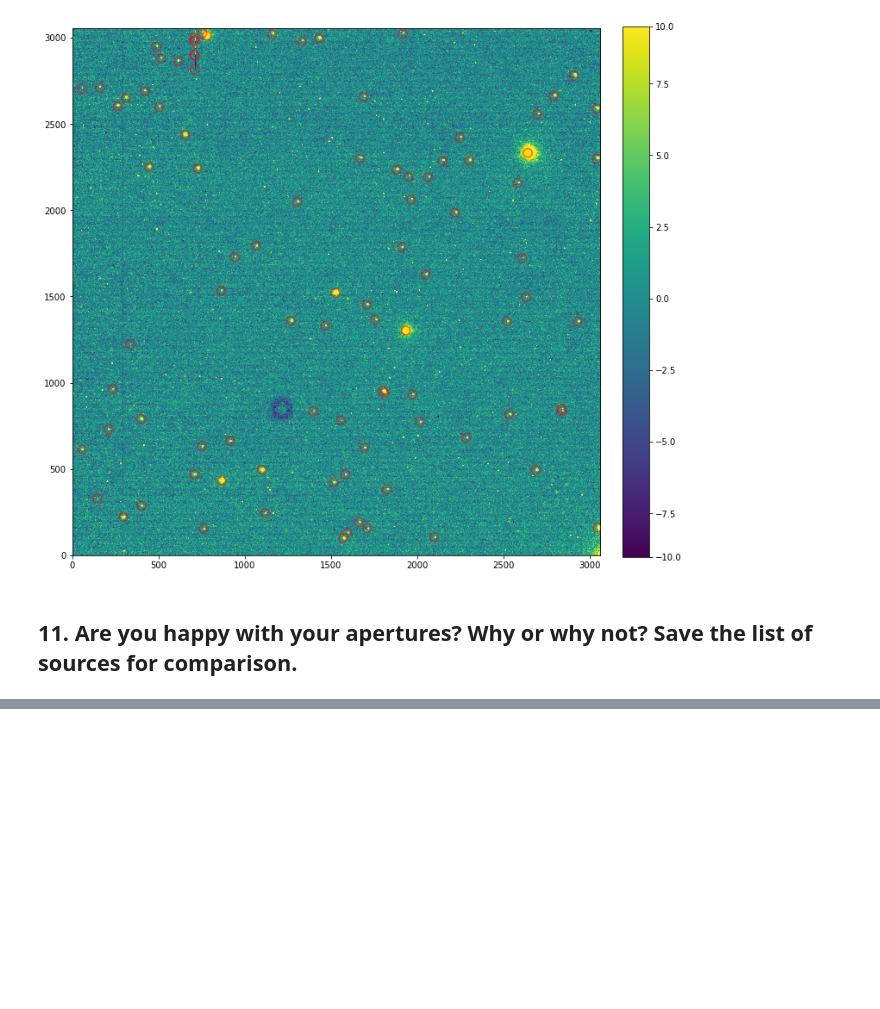
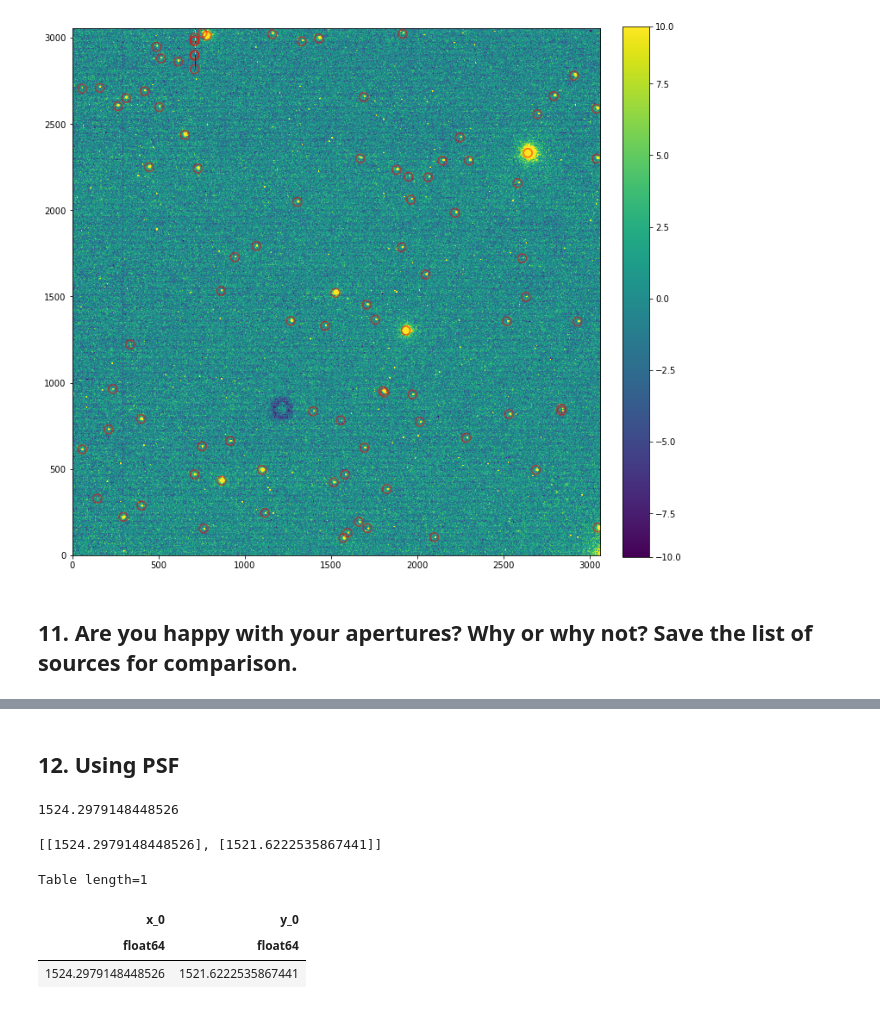
Before and after one commit to matt-ketk/astr-480, a Jupyter notebook: analysis/ReductionLab.ipynb, the cells around one changed output, grey strips where cells are left out. Cells and saved outputs as stored; diff of their text form; code cells hidden in the pictures; blank space fills up the shorter version.

```diff
--- a/analysis/ReductionLab.ipynb
+++ b/analysis/ReductionLab.ipynb
@@ -199,0 +206,2 @@ sources.write('./results/ap-tzboo_446.csv', overwrite=True)
+# %% [markdown]
+## 12. Using PSF
@@ -199,0 +218,26 @@ sources.write('./results/ap-tzboo_446.csv', overwrite=True)
+# %%
+tzboo_info = BinnedTimeSeries.read(
+    './results/tzboo_DAOresults.csv',
+    time_bin_start_column='time_bin_start',
+    time_bin_size_column='time_bin_size',
+    time_bin_size_unit=u.s
+)
+# %%
+tzboo_info[3]['xcentroid']
+# %% [output]
+1524.2979148448526
+# %%
+[[tzboo_info[3]['xcentroid']], [tzboo_info[3]['ycentroid']]]
+# %% [output]
+[[1524.2979148448526], [1521.6222535867441]]
+# %%
+centroid = Table(
+    names=['x_0', 'y_0'],
+    data=[[tzboo_info[3]['xcentroid']], [tzboo_info[3]['ycentroid']]]
+)
+centroid
+# %% [output]
+Table length=1
+| x_0 | y_0 |
+| float64 | float64 |
+| 1524.2979148448526 | 1521.6222535867441 |
```
Also changed, not shown: parts of 4 cells of this notebook, 3 other files.
